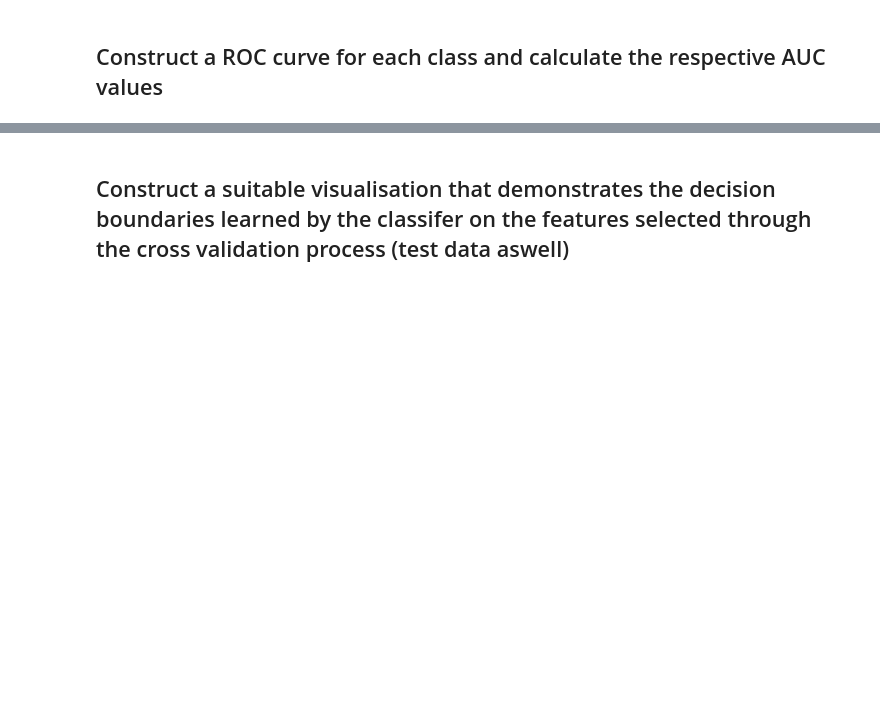
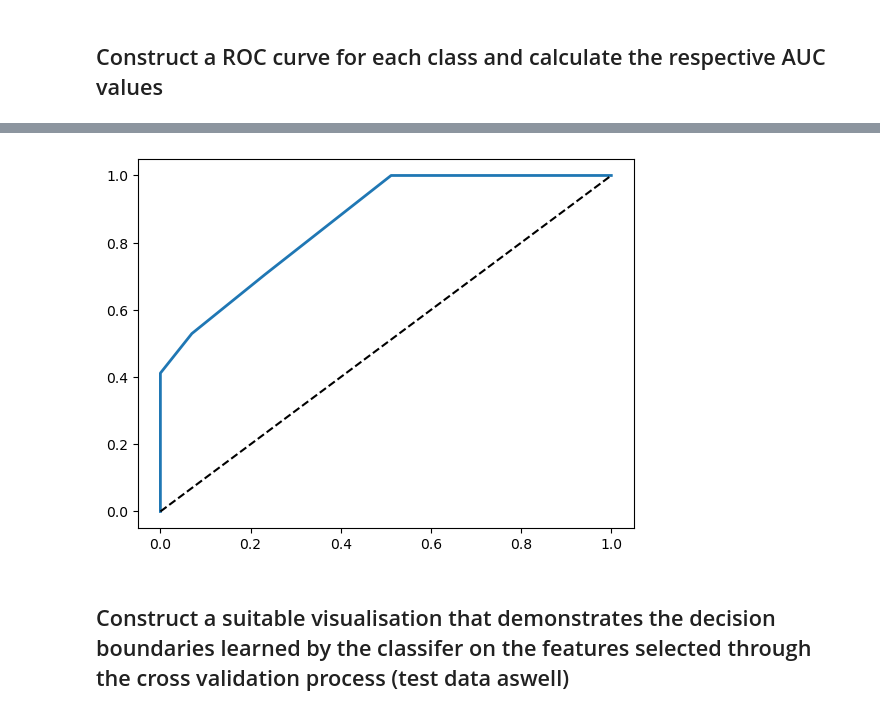
Before and after one commit to Mokoto-K/COSC102-assignment-2, a Jupyter notebook: assignment-2.ipynb, the cells around one changed output, grey strips where cells are left out. Cells and saved outputs as stored; diff of their text form; code cells hidden in the pictures; blank space fills up the shorter version.

```diff
--- a/assignment-2.ipynb
+++ b/assignment-2.ipynb
@@ -222,3 +265,16 @@ F1: 0.6166666666666667
+# %%
+# Deffs customize this
+
+
+
+def plot_roc_curve(fpr, tpr, label=None):
+    plt.plot(fpr, tpr, linewidth=2, label=label)
+    plt.plot([0, 1], [0, 1], 'k--') # Dashed diagonal [...] # Add axis labels and grid
+
+plot_roc_curve(fpr, tpr)
+plt.show()
+# %% [output]
+[figure, added]
 # %% [markdown]
 ## Construct a suitable visualisation that demonstrates the decision boundaries learned by the classifer on the features selected through the cross validation process (test data aswell)
 # %% [markdown]
```
Also changed, not shown: parts of 11 cells of this notebook.
